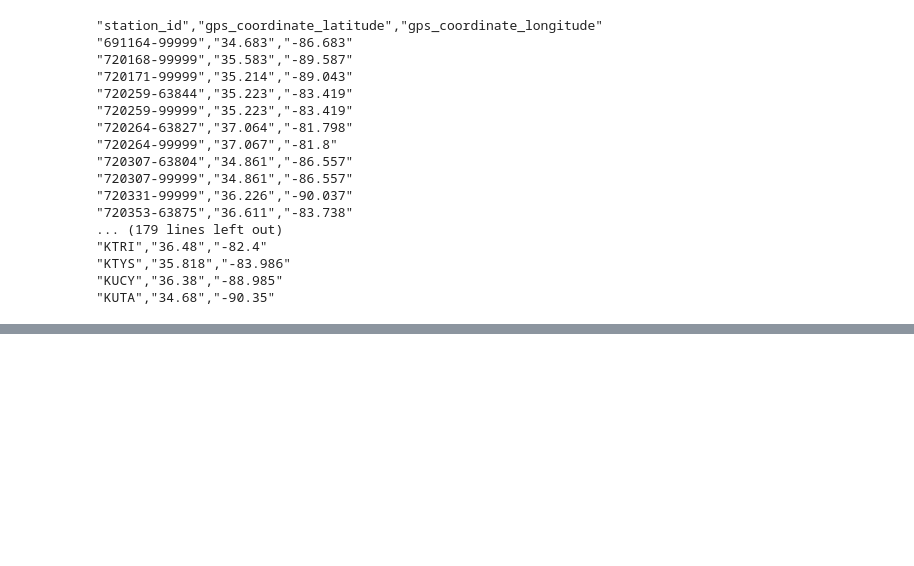
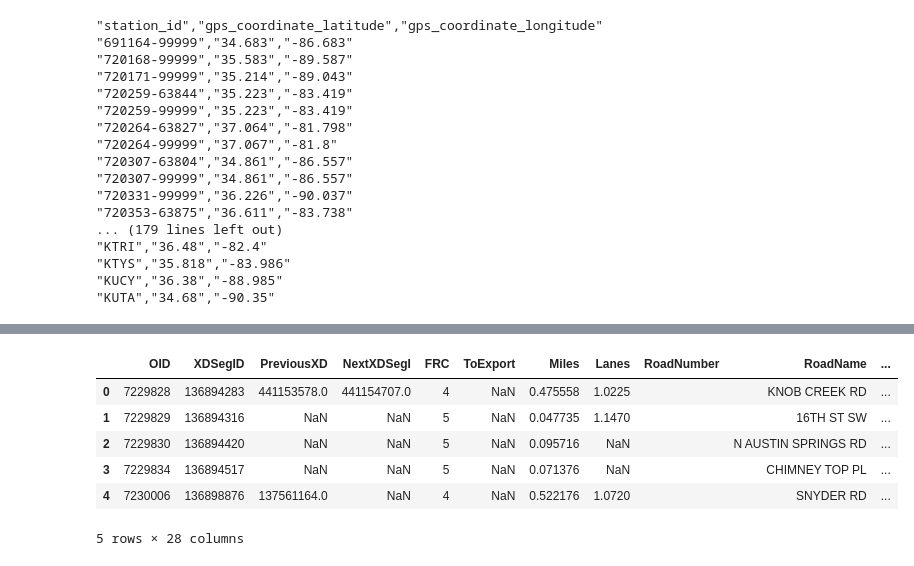
Before and after one commit to JoshScherer/Emergency-Response, a Jupyter notebook: Initial-Query-Exploration.ipynb, the cells around one changed output, grey strips where cells are left out. Drawn from its saved outputs; the diff is of its cells as text; code cells hidden in the pictures; blank space fills up the shorter version.

```diff
--- a/Initial-Query-Exploration.ipynb
+++ b/Initial-Query-Exploration.ipynb
@@ -338,0 +364,10 @@ query_database(database='weather', \
+# %%
+df.head()
+# %% [output]
+|  | OID | XDSegID | PreviousXD | NextXDSegI | FRC | ToExport | Miles | Lanes | RoadNumber | RoadName | ... |
+| 0 | 7229828 | 136894283 | 441153578.0 | 441154707.0 | 4 | NaN | 0.475558 | 1.0225 |  | KNOB CREEK RD | ... |
+| 1 | 7229829 | 136894316 | NaN | NaN | 5 | NaN | 0.047735 | 1.1470 |  | 16TH ST SW | ... |
+| 2 | 7229830 | 136894420 | NaN | NaN | 5 | NaN | 0.095716 | NaN |  | N AUSTIN SPRINGS RD | ... |
+| 3 | 7229834 | 136894517 | NaN | NaN | 5 | NaN | 0.071376 | NaN |  | CHIMNEY TOP PL | ... |
+| 4 | 7230006 | 136898876 | 137561164.0 | NaN | 4 | NaN | 0.522176 | 1.0720 |  | SNYDER RD | ... |
+5 rows × 28 columns
```
Also changed, not shown: parts of 4 cells of this notebook.
